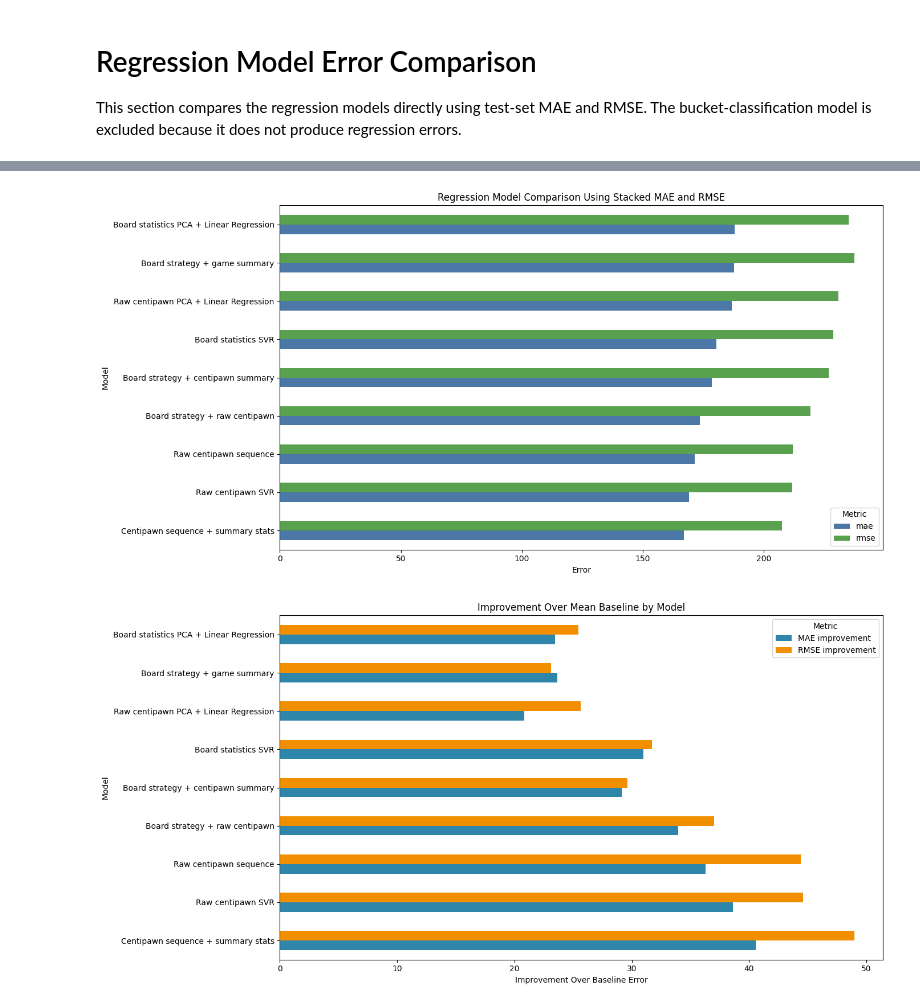
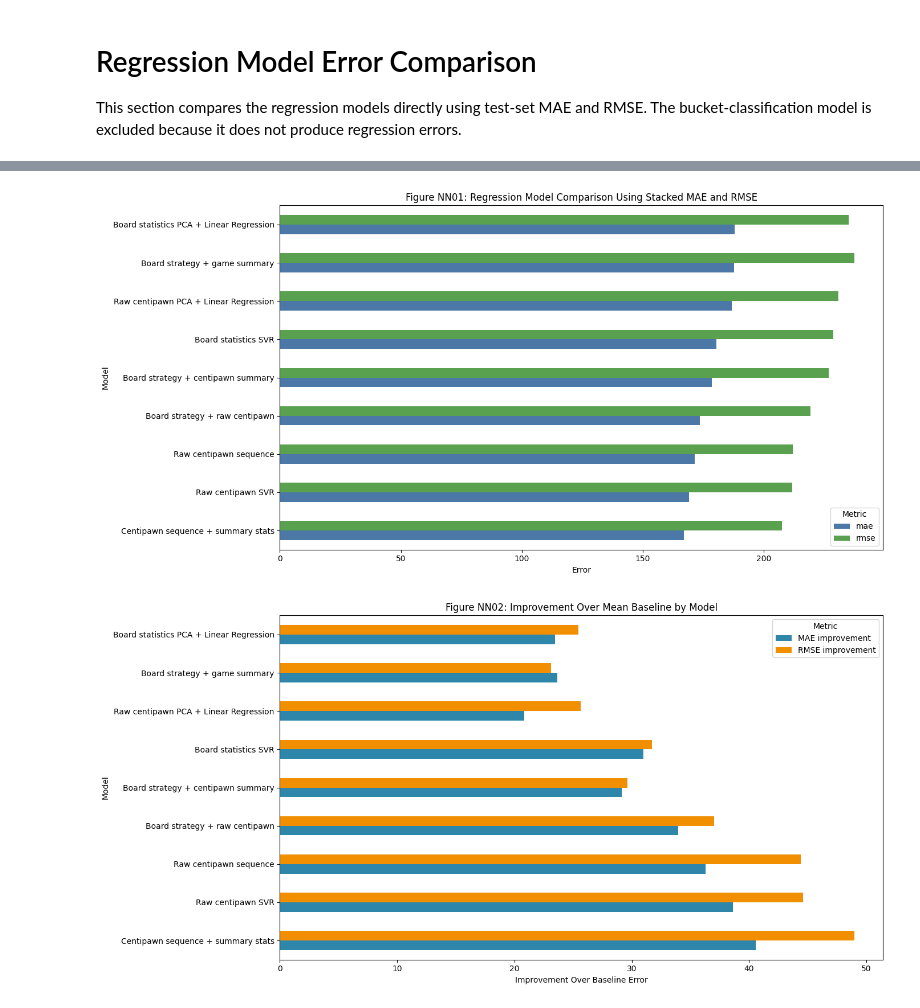
Before and after one commit to T-hawk/chess-ds-final, a Jupyter notebook: neural-net.ipynb, the cells around one changed output, grey strips where cells are left out. Saved outputs shown, nothing was run; the diff lists cells and outputs as text; code cells hidden in the pictures.

```diff
--- a/neural-net.ipynb
+++ b/neural-net.ipynb
@@ -1222,35 +1222,35 @@ model_comparison_df["mae_improvement_vs_baseline"] = model_comparison_df["baseli
 model_comparison_df["rmse_improvement_vs_baseline"] = model_comparison_df["baseline_rmse"] - model_comparison_df["rmse"]
 
 model_comparison_df = model_comparison_df.sort_values("mae").reset_index(drop=True)
 display(model_comparison_df)
 
 plot_df = model_comparison_df.set_index("model")[["mae", "rmse"]]
 
 ax = plot_df.plot(
     kind="barh",
     stacked=False,
     figsize=(14, 7),
     color=["#4C78A8", "#59A14F"]
 )
 
-ax.set_title("Regression Model Comparison Using Stacked MAE and RMSE")
+ax.set_title("Figure NN01: Regression Model Comparison Using Stacked MAE and RMSE")
 ax.set_xlabel("Error")
 ax.set_ylabel("Model")
 ax.legend(title="Metric")
 plt.tight_layout()
 plt.show()
 # %% [output]
 |  | model | mae | rmse | baseline_mae | baseline_rmse | mae_improvement_vs_baseline | rmse_improvement_vs_baseline |
 | 0 | Centipawn sequence + summary stats | 167.018753 | 207.391849 | 207.597778 | 256.346979 | 40.579025 | 48.955130 |
 | 1 | Raw centipawn SVR | 168.995331 | 211.761206 | 207.597778 | 256.346979 | 38.602448 | 44.585773 |
 | 2 | Raw centipawn sequence | 171.301682 | 211.936118 | 207.597778 | 256.346979 | 36.296097 | 44.410861 |
 | 3 | Board strategy + raw centipawn | 173.649414 | 219.312384 | 207.597778 | 256.346979 | 33.948364 | 37.034594 |
 | 4 | Board strategy + centipawn summary | 178.456009 | 226.708651 | 207.597778 | 256.346979 | 29.141769 | 29.638327 |
 | 5 | Board statistics SVR | 180.423838 | 228.676719 | 211.389664 | 260.412953 | 30.965826 | 31.736234 |
 | 6 | Raw centipawn PCA + Linear Regres... | 186.745621 | 230.683563 | 207.597778 | 256.346979 | 20.852158 | 25.663416 |
 | 7 | Board strategy + game summary | 187.758621 | 237.298821 | 211.389664 | 260.412953 | 23.631042 | 23.114132 |
 | 8 | Board statistics PCA + Linear Reg... | 187.924698 | 234.943461 | 211.389664 | 260.412953 | 23.464966 | 25.469493 |
-[figure, old version]
+[figure, new version]
 # %%
 improvement_plot_df = model_comparison_df.set_index("model")[
     ["mae_improvement_vs_baseline", "rmse_improvement_vs_baseline"]
@@ -1262,11 +1262,11 @@ ax = improvement_plot_df.plot(
     color=["#2E86AB", "#F18F01"]
 )
 
-ax.set_title("Improvement Over Mean Baseline by Model")
+ax.set_title("Figure NN02: Improvement Over Mean Baseline by Model")
 ax.set_xlabel("Improvement Over Baseline Error")
 ax.set_ylabel("Model")
 ax.legend(["MAE improvement", "RMSE improvement"], title="Metric")
 plt.tight_layout()
 plt.show()
 # %% [output]
-[figure, old version]
+[figure, new version]
```
Also changed, not shown: parts of 2 cells of this notebook, 2 other files.
